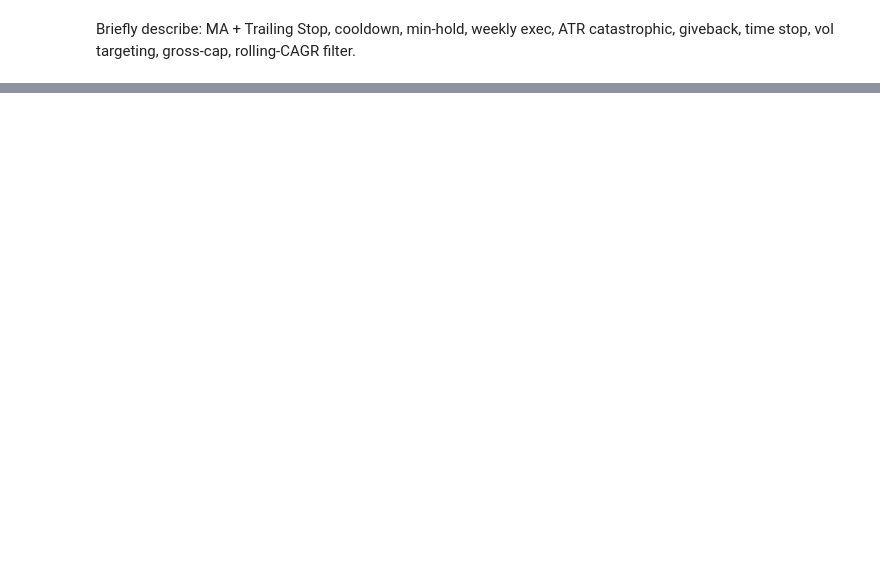
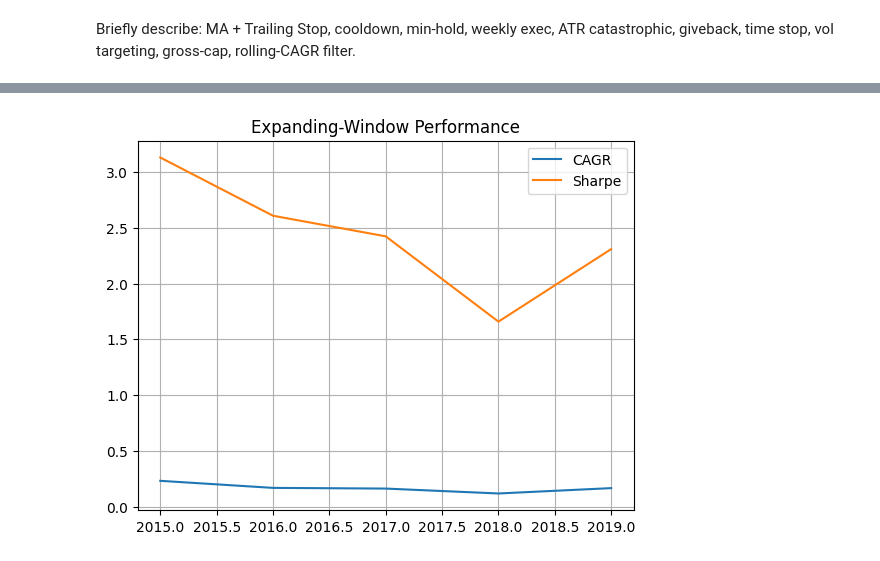
Before and after one commit to lydia372/is4226-final, a Jupyter notebook: Group3_FinalTerm.ipynb, the cells around one changed output, grey strips where cells are left out. Cells and saved outputs as stored; diff of their text form; code cells hidden in the pictures; blank space fills up the shorter version.

```diff
--- a/Group3_FinalTerm.ipynb
+++ b/Group3_FinalTerm.ipynb
@@ -77,0 +202,6 @@ print("✅ Backtest metrics logged to storage/logs/run_backtest.log")
+# %%
+plt.plot(df_metrics["TestYear"], df_metrics["CAGR"], label="CAGR")
+plt.plot(df_metrics["TestYear"], df_metrics["Sharpe"], label="Sharpe")
+plt.legend(); plt.grid(True); plt.title("Expanding-Window Performance"); plt.show()
+# %% [output]
+[figure, added]
```
Also changed, not shown: parts of 13 cells of this notebook, 3 other files.
